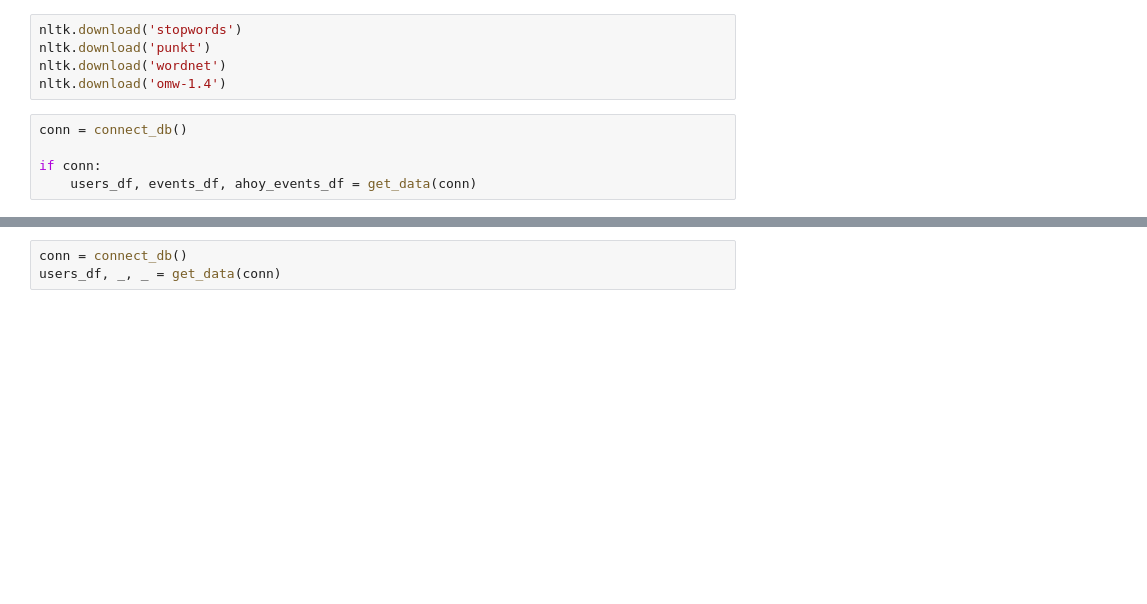
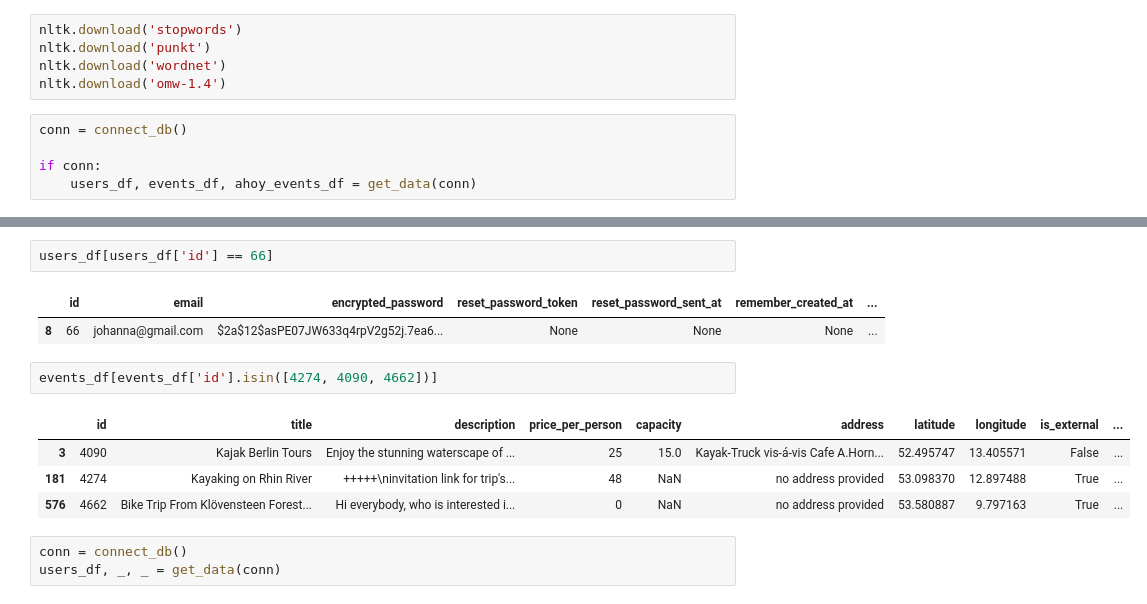
Before and after one commit to doode-1708/SportsExperiencePlatform, a Jupyter notebook: notebooks/da_train_save_predict.ipynb, the cells around one changed output, grey strips where cells are left out. Drawn from its saved outputs; the diff is of its cells as text; blank space fills up the shorter version.

```diff
--- a/notebooks/da_train_save_predict.ipynb
+++ b/notebooks/da_train_save_predict.ipynb
@@ -32,3 +48,15 @@ if conn:
+# %%
+users_df[users_df['id'] == 66]
+# %% [output]
+|  | id | email | encrypted_password | reset_password_token | reset_password_sent_at | remember_created_at | ... |
+| 8 | 66 | johanna@gmail.com | $2a$12$asPE07JW633q4rpV2g52j.7ea6... | None | None | None | ... |
+# %%
+events_df[events_df['id'].isin([4274, 4090, 4662])]
+# %% [output]
+|  | id | title | description | price_per_person | capacity | address | latitude | longitude | is_external | ... |
+| 3 | 4090 | Kajak Berlin Tours | Enjoy the stunning waterscape of ... | 25 | 15.0 | Kayak-Truck vis-á-vis Cafe A.Horn... | 52.495747 | 13.405571 | False | ... |
+| 181 | 4274 | Kayaking on Rhin River | +++++\ninvitation link for trip's... | 48 | NaN | no address provided | 53.098370 | 12.897488 | True | ... |
+| 576 | 4662 | Bike Trip From Klövensteen Forest... | Hi everybody, who is interested i... | 0 | NaN | no address provided | 53.580887 | 9.797163 | True | ... |
 # %%
 conn = connect_db()
 users_df, _, _ = get_data(conn)
```
Also changed, not shown: parts of 18 cells of this notebook, 1 other file.
